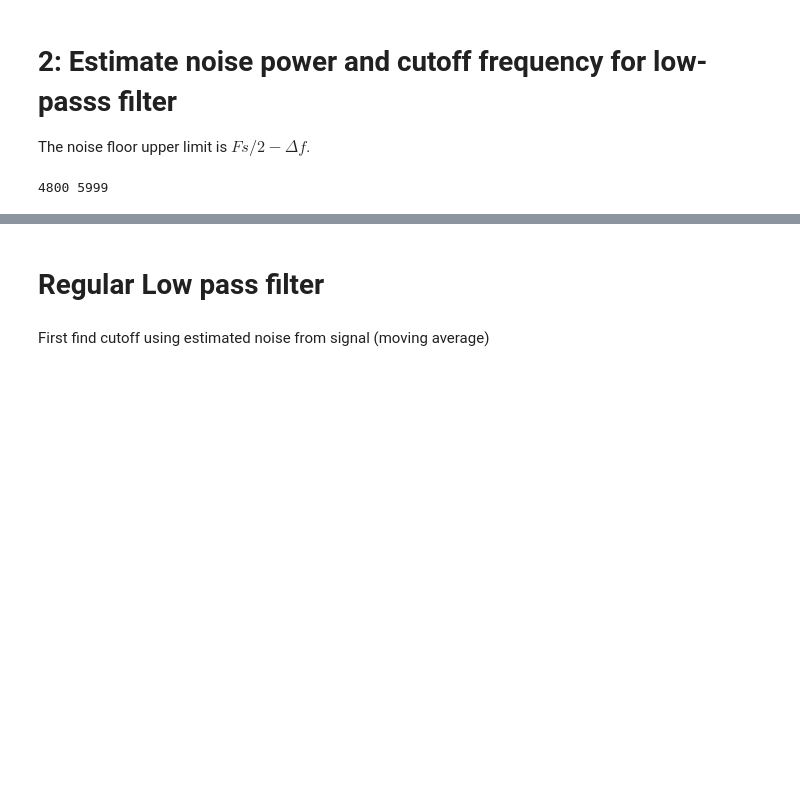
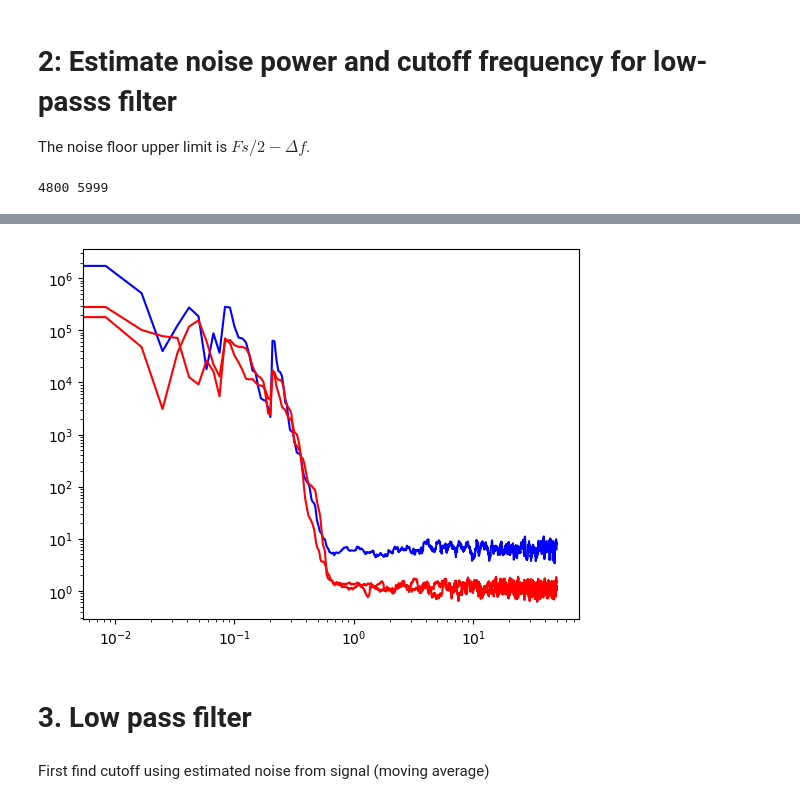
Before and after one commit to MagriLab/FlowReconstructionFromExperiment, a Jupyter notebook: denoise.ipynb, the cells around one changed output, grey strips where cells are left out. Drawn from its saved outputs; the diff is of its cells as text; code cells hidden in the pictures; blank space fills up the shorter version.

```diff
--- a/denoise.ipynb
+++ b/denoise.ipynb
@@ -227,0 +224,14 @@ plt.show()
+# %%
+smooth_power_un = movemean(power_un,51,10)
+smooth_power_vn = movemean(power_vn,51,10)
+smooth_power_pn = movemean(power_pn,51,10)
+
+plt.figure()
+plt.plot(fftfreq[idx_positive],smooth_power_un[idx_positive],'b')
+plt.plot(fftfreq[idx_positive],smooth_power_vn[idx_positive],'r')
+plt.plot(fftfreq[idx_positive],smooth_power_pn[idx_positive],'r')
+plt.xscale('log')
+plt.yscale('log')
+plt.show()
+# %% [output]
+[figure, added]
@@ -228,2 +247,2 @@ plt.show()
 # %% [markdown]
-# Regular Low pass filter
+# 3. Low pass filter
```
Also changed, not shown: parts of 19 cells of this notebook, 1 other file.
